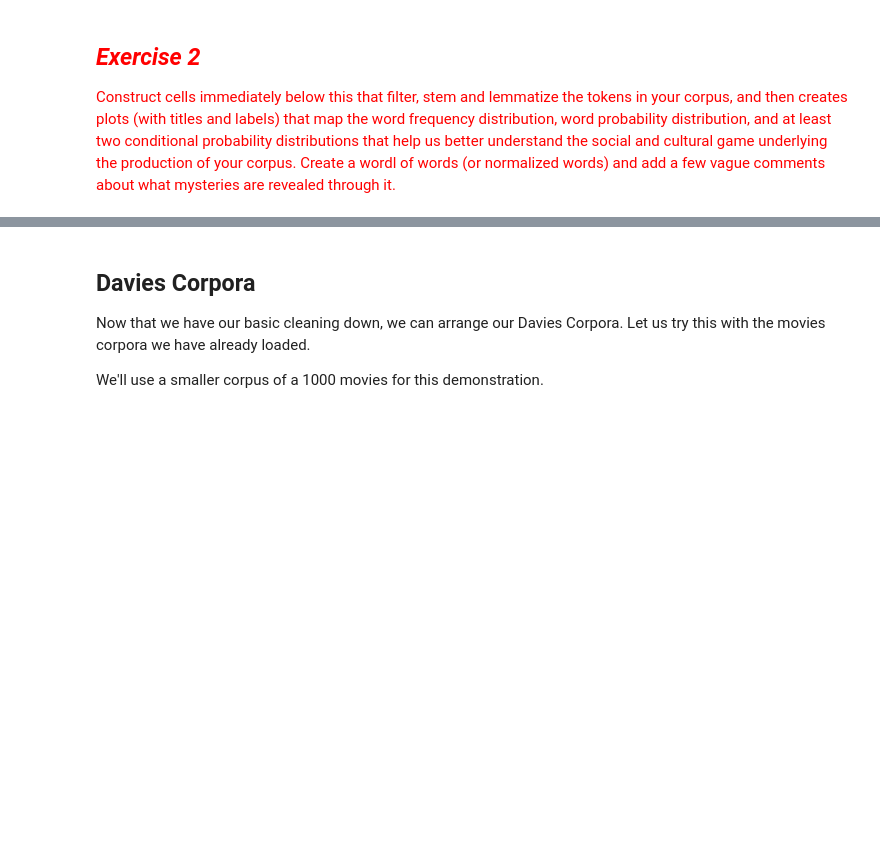
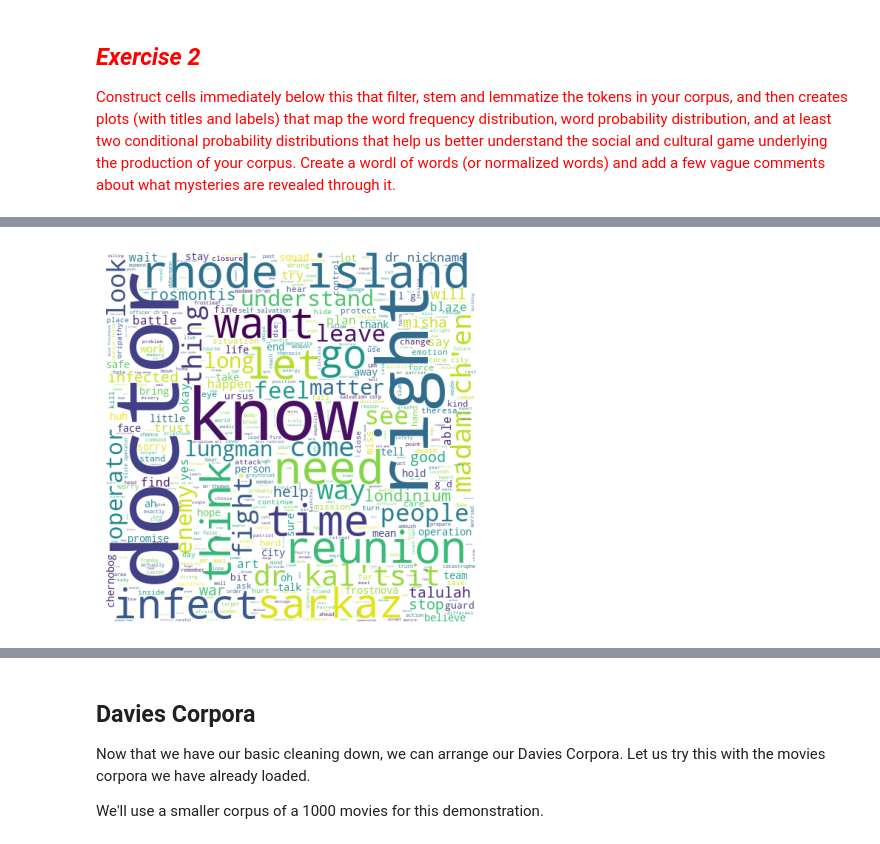
Before and after one commit to Marugannwg/Contant_Analysis_Study, a Jupyter notebook: week 2/2-Counting Words & Phrases to Trace the Distribution of Meaning.ipynb, the cells around one changed output, grey strips where cells are left out. Cells and saved outputs as stored; diff of their text form; code cells hidden in the pictures; blank space fills up the shorter version.

```diff
--- a/week 2/2-Counting Words & Phrases to Trace the Distribution of Meaning.ipynb
+++ b/week 2/2-Counting Words & Phrases to Trace the Distribution of Meaning.ipynb
@@ -684,0 +1124,11 @@ plt.savefig("whitehouse_word_cloud.pdf", format = 'pdf')
+# %%
+# word cloud for Amiya
+
+wc2 = wordcloud.WordCloud(background_color="white", max_words=500, width= 1000, height = 1000, mode ='RGBA', scale=.5).generate(' '.join(amiya_normalized_tokens))
+plt.imshow(wc2)
+plt.axis("off")
+#plt.savefig("Amiya_word_cloud.pdf", format = 'pdf')
+
+plt.show()
+# %% [output]
+[figure, added]
```
Also changed, not shown: parts of 67 cells of this notebook.
